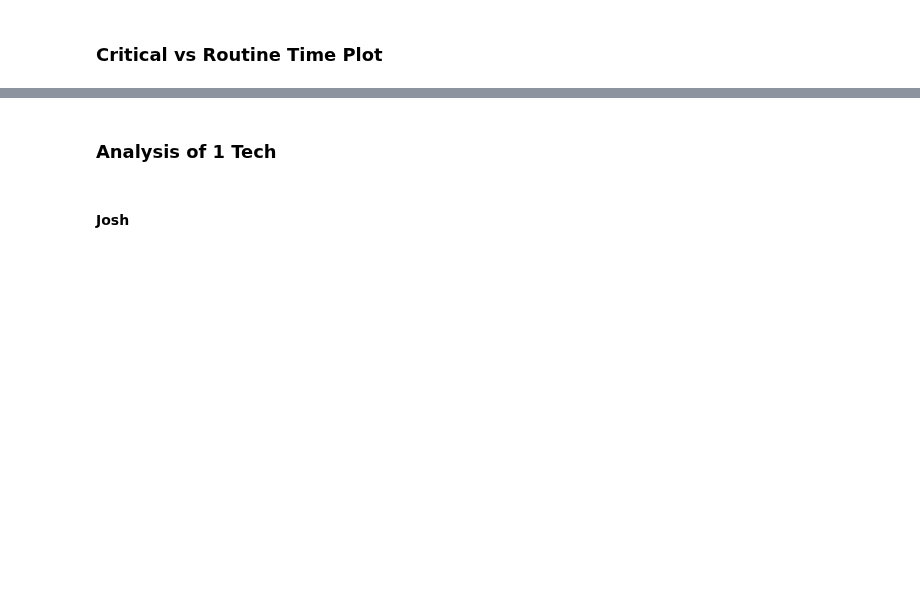
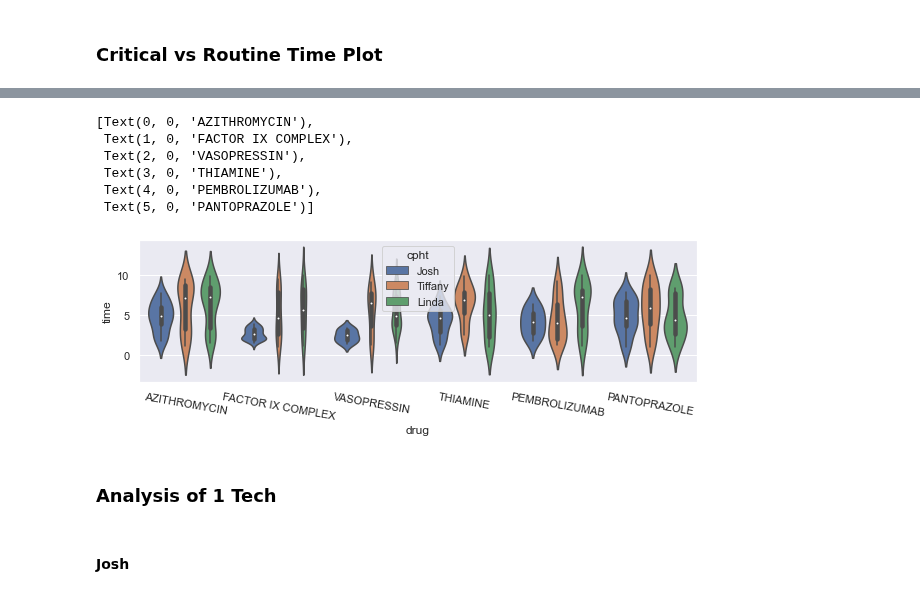
Before and after one commit to jsteinbecker/sars-cov-2, a Jupyter notebook: Projects/RandData/compoundPerform.ipynb, the cells around one changed output, grey strips where cells are left out. Cells and saved outputs as stored; diff of their text form; code cells hidden in the pictures; blank space fills up the shorter version.

```diff
--- a/Projects/RandData/compoundPerform.ipynb
+++ b/Projects/RandData/compoundPerform.ipynb
@@ -82,3 +83,14 @@ Text(0, 0.5, 'time ($min$)')
+# %%
+ax = sns.violinplot(x='drug',y='time',hue='cpht',data=df)
+ax.set_xticklabels(ax.get_xticklabels() ,rotation=-10)
+# %% [output]
+[Text(0, 0, 'AZITHROMYCIN'),
+ Text(1, 0, 'FACTOR IX COMPLEX'),
+ Text(2, 0, 'VASOPRESSIN'),
+ Text(3, 0, 'THIAMINE'),
+ Text(4, 0, 'PEMBROLIZUMAB'),
+ Text(5, 0, 'PANTOPRAZOLE')]
+[figure, added]
 # %% [markdown]
 ### Analysis of 1 Tech
 # %% [markdown]
```
Also changed, not shown: parts of 11 cells of this notebook, 2 other files.
